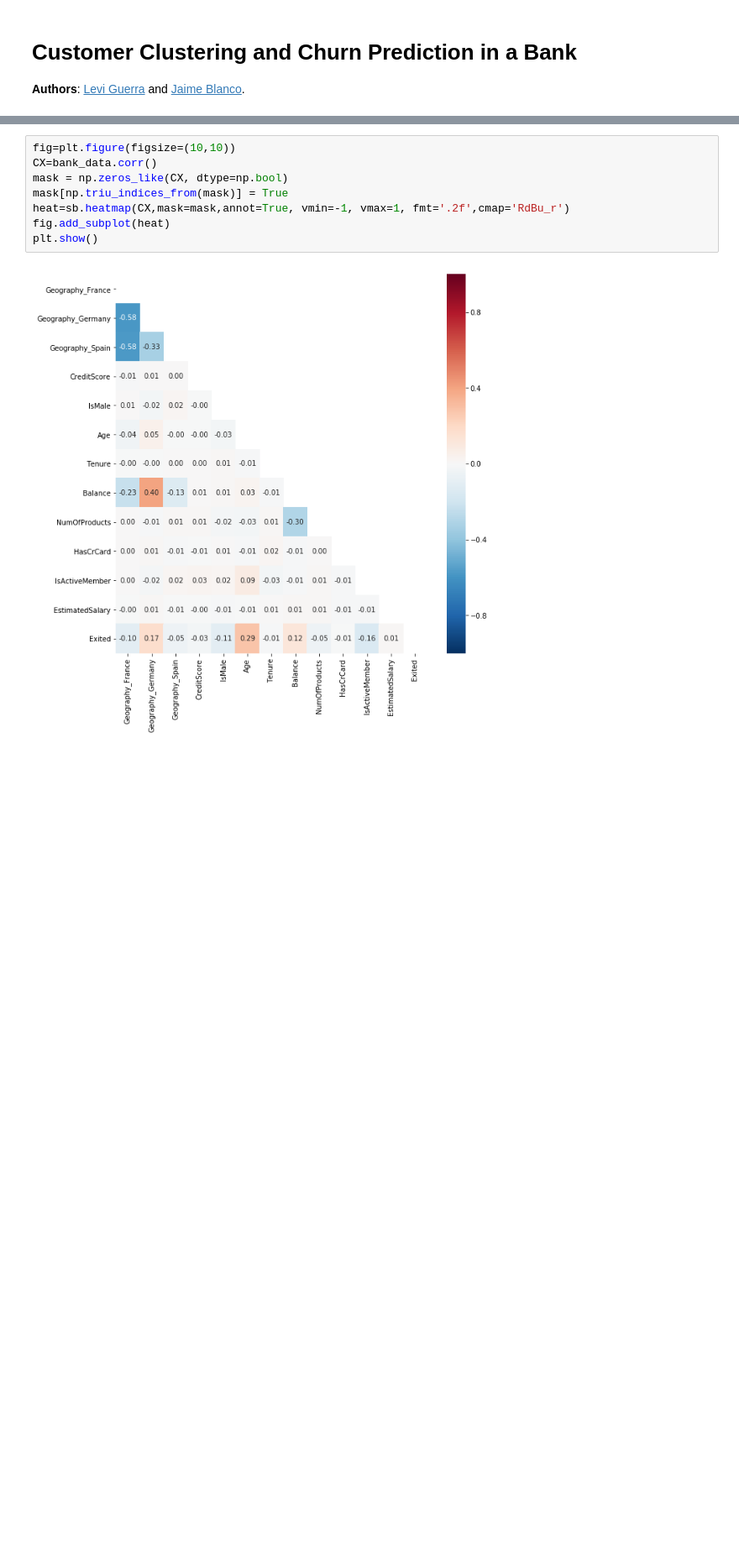
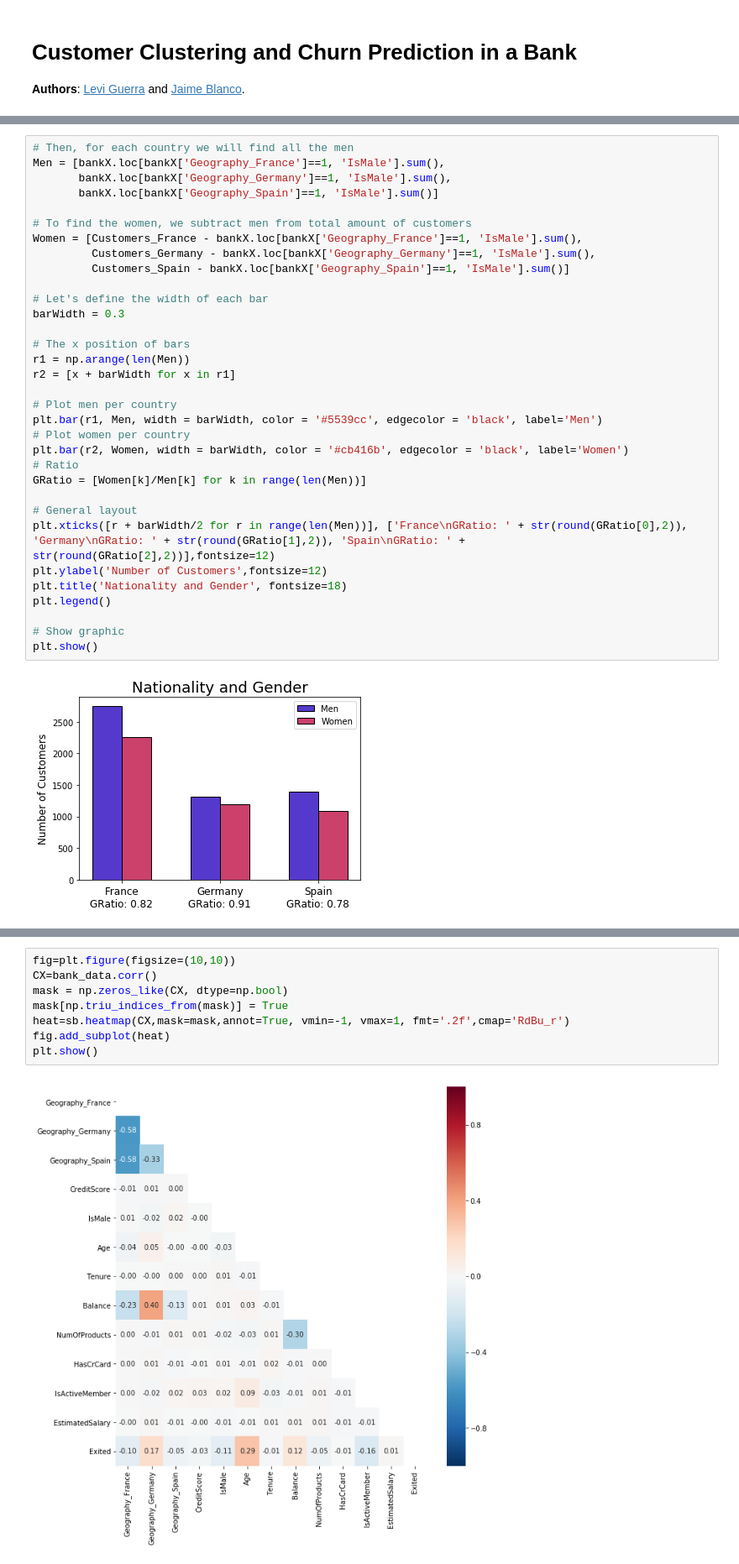
Before and after one commit to LeviGuerra/Bank-Churn-Prediction, a Jupyter notebook: Customer_Clustering_and_Churn_Prediction.ipynb, the cells around one changed output, grey strips where cells are left out. Shown at 84% size. Cells and saved outputs as stored; diff of their text form; blank space fills up the shorter version.

```diff
--- a/Customer_Clustering_and_Churn_Prediction.ipynb
+++ b/Customer_Clustering_and_Churn_Prediction.ipynb
@@ -129,0 +199,35 @@ plt.show()
+# %%
+# Then, for each country we will find all the men
+Men = [bankX.loc[bankX['Geography_France']==1, 'IsMale'].sum(),
+       bankX.loc[bankX['Geography_Germany']==1, 'IsMale'].sum(),
+       bankX.loc[bankX['Geography_Spain']==1, 'IsMale'].sum()]
+
+# To find the women, we subtract men from total amount of customers
+Women = [Customers_France - bankX.loc[bankX['Geography_France']==1, 'IsMale'].sum(),
+         Customers_Germany - bankX.loc[bankX['Geography_Germany']==1, 'IsMale'].sum(),
+         Customers_Spain - bankX.loc[bankX['Geography_Spain']==1, 'IsMale'].sum()]
+
+# Let's define the width of each bar
+barWidth = 0.3
+
+# The x position of bars
+r1 = np.arange(len(Men))
+r2 = [x + barWidth for x in r1]
+
+# Plot men per country
+plt.bar(r1, Men, width = barWidth, color = '#5539cc', edgecolor = 'black', label='Men')
+# Plot women per country
+plt.bar(r2, Women, width = barWidth, color = '#cb416b', edgecolor = 'black', label='Women')
+# Ratio
+GRatio = [Women[k]/Men[k] for k in range(len(Men))]
+
+# General layout
+plt.xticks([r + barWidth/2 for r in range(len(Men))], ['France\nGRatio: ' + str(round(GRatio[0],2)), 'Germany\nGRatio: ' + str(round(GRatio[1],2)), 'Spain\nGRatio: ' + str(round(GRatio[2],2))],fontsize=12)
+plt.ylabel('Number of Customers',fontsize=12)
+plt.title('Nationality and Gender', fontsize=18)
+plt.legend()
+
+# Show graphic
+plt.show()
+# %% [output]
+[figure, added]
```
Also changed, not shown: parts of 46 cells of this notebook.
